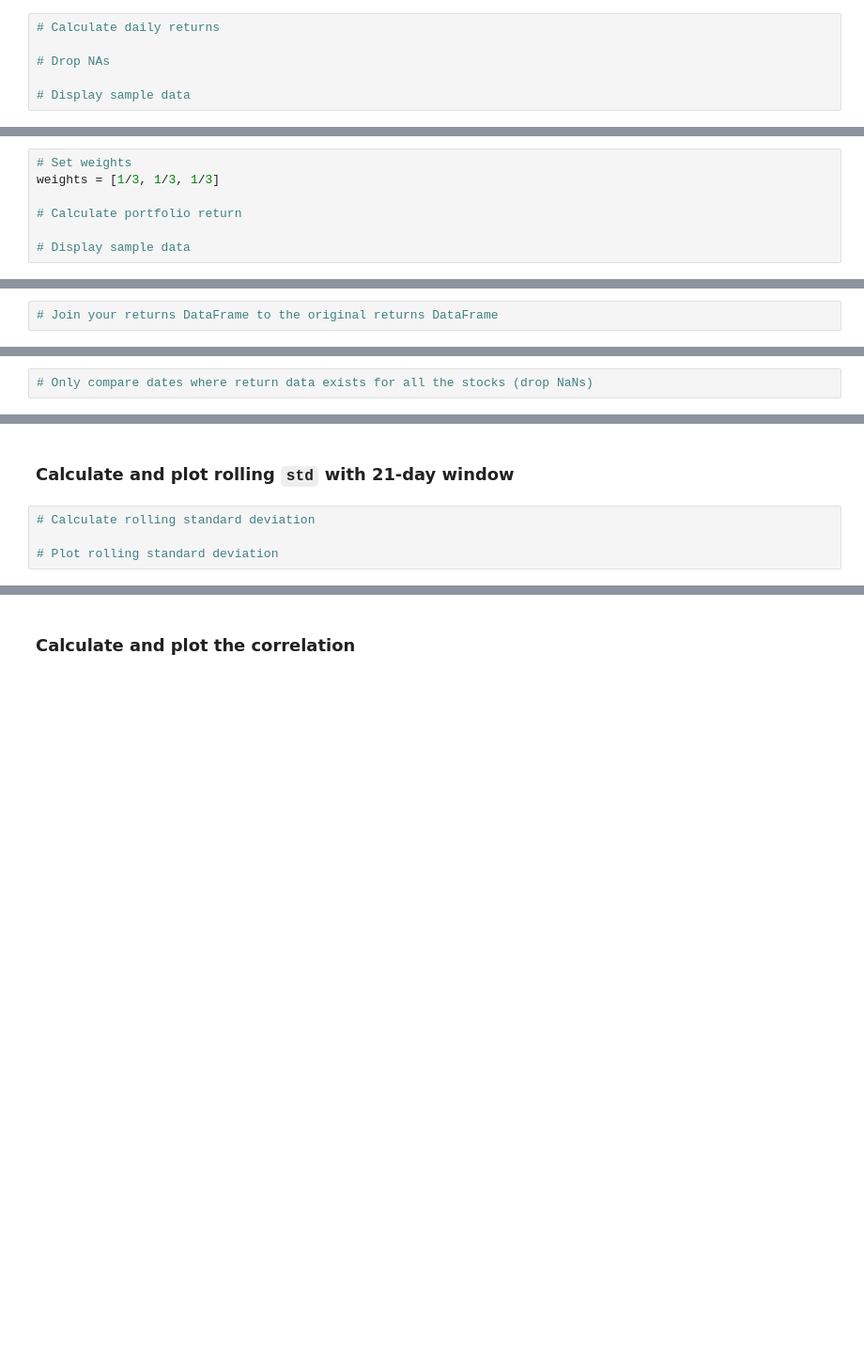
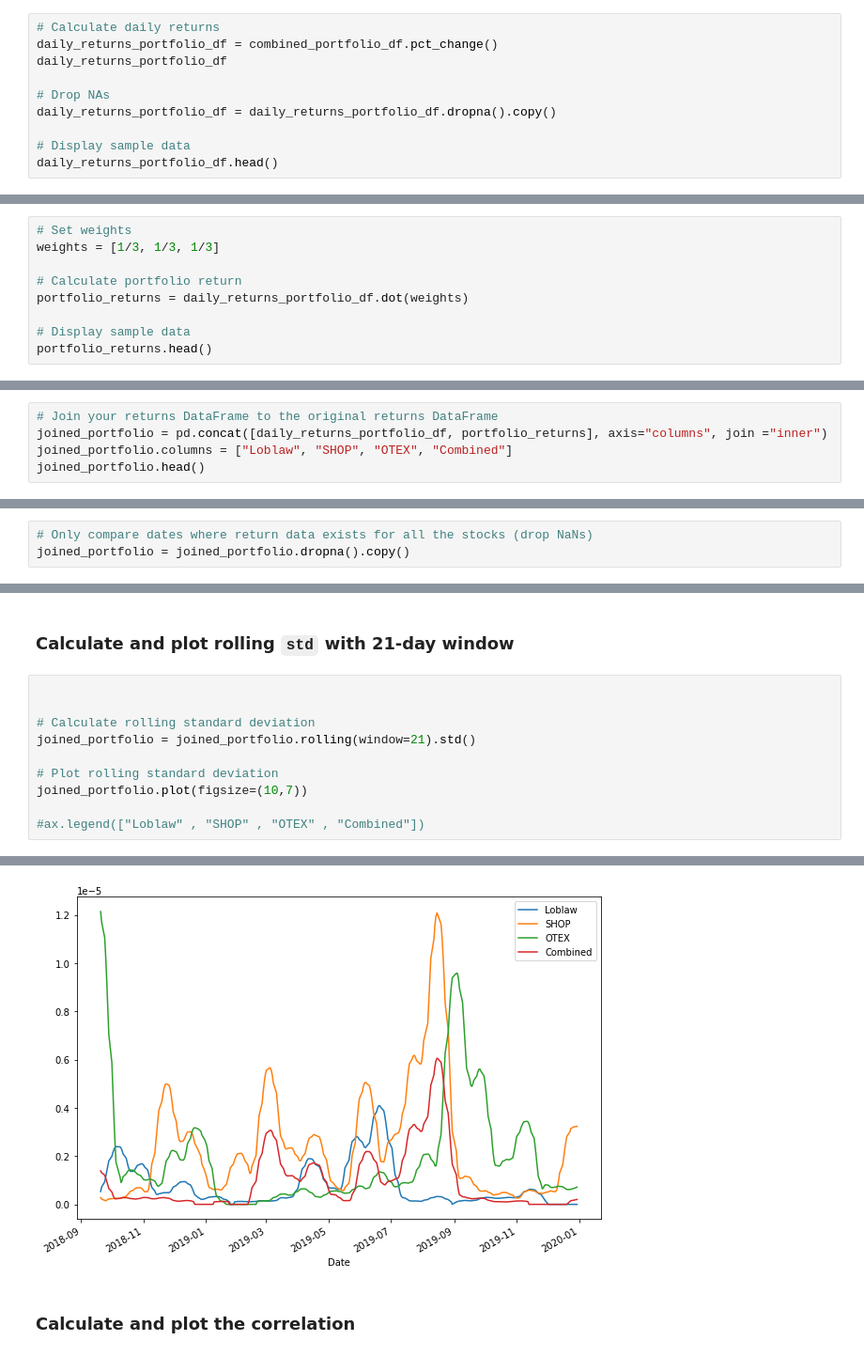
Before and after one commit to vjreddy2001/Portfolio, a Jupyter notebook: A_Whale_off_the_Portfolio/whale_analysis.ipynb, the cells around one changed output, grey strips where cells are left out. Shown at 94% size. Saved outputs shown, nothing was run; the diff lists cells and outputs as text; blank space fills up the shorter version.

```diff
--- a/A_Whale_off_the_Portfolio/whale_analysis.ipynb
+++ b/A_Whale_off_the_Portfolio/whale_analysis.ipynb
@@ -498,6 +588,10 @@ For this demo solution, we fetch data from three companies listes in the S&P TSX
 # %%
 # Calculate daily returns
+daily_returns_portfolio_df = combined_portfolio_df.pct_change()
+daily_returns_portfolio_df
 
 # Drop NAs
+daily_returns_portfolio_df = daily_returns_portfolio_df.dropna().copy()
 
 # Display sample data
+daily_returns_portfolio_df.head()
@@ -508,5 +610,7 @@ For this demo solution, we fetch data from three companies listes in the S&P TSX
 weights = [1/3, 1/3, 1/3]
 
 # Calculate portfolio return
+portfolio_returns = daily_returns_portfolio_df.dot(weights)
 
 # Display sample data
+portfolio_returns.head()
@@ -514,3 +626,6 @@ weights = [1/3, 1/3, 1/3]
 ## Join your portfolio returns to the DataFrame that contains all of the portfolio returns
 # %%
 # Join your returns DataFrame to the original returns DataFrame
+joined_portfolio = pd.concat([daily_returns_portfolio_df, portfolio_returns], axis="columns", join ="inner")
+joined_portfolio.columns = ["Loblaw", "SHOP", "OTEX", "Combined"]
+joined_portfolio.head()
@@ -517,5 +640,6 @@ weights = [1/3, 1/3, 1/3]
 # %%
 # Only compare dates where return data exists for all the stocks (drop NaNs)
+joined_portfolio = joined_portfolio.dropna().copy()
 # %% [markdown]
 ## Re-run the risk analysis with your portfolio to see how it compares to the others
 # %% [markdown]
@@ -525,6 +666,13 @@ weights = [1/3, 1/3, 1/3]
 # %% [markdown]
 ### Calculate and plot rolling `std` with 21-day window
 # %%
+
+
 # Calculate rolling standard deviation
+joined_portfolio = joined_portfolio.rolling(window=21).std()
 
 # Plot rolling standard deviation
+joined_portfolio.plot(figsize=(10,7))
+
+#ax.legend(["Loblaw" , "SHOP" , "OTEX" , "Combined"])
+# %% [output]
@@ -531,3 +680,4 @@ weights = [1/3, 1/3, 1/3]
+[figure, added]
 # %% [markdown]
 ### Calculate and plot the correlation
 # %%
```
Also changed, not shown: parts of 32 cells of this notebook.
